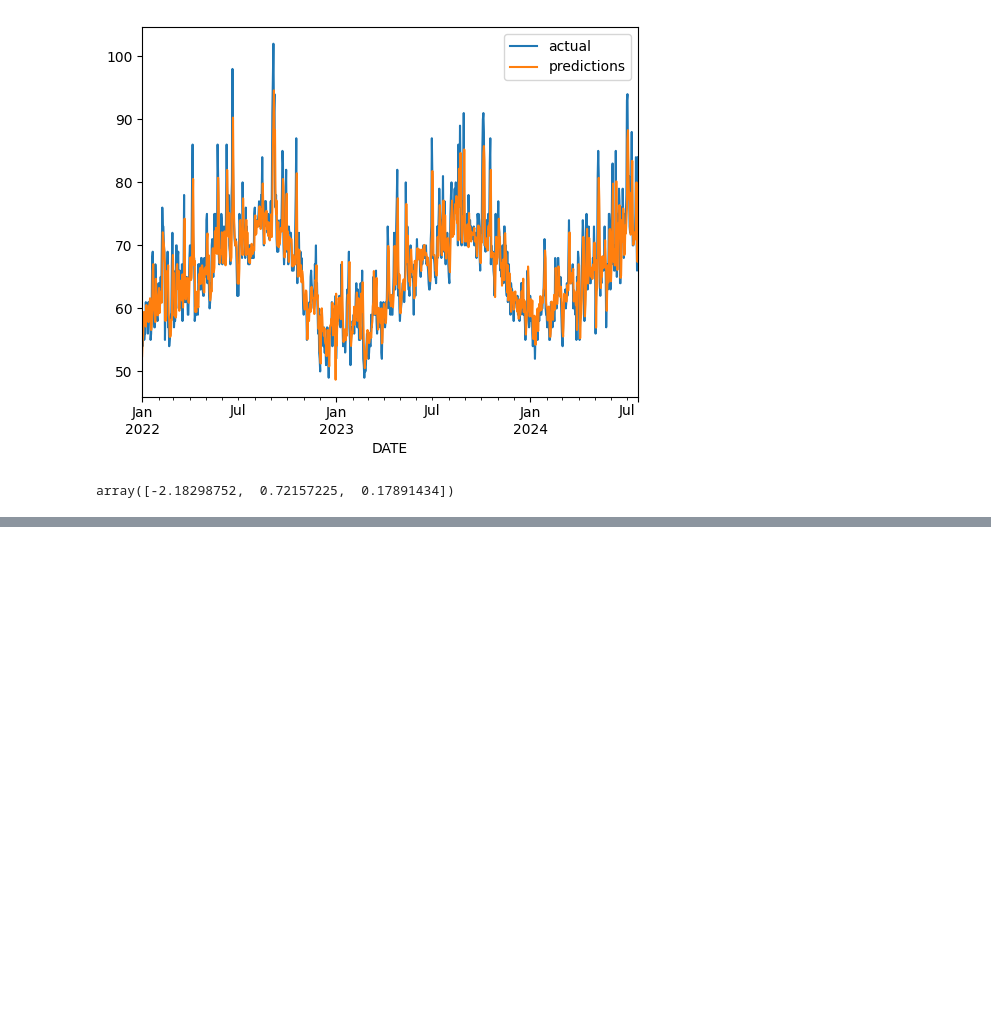
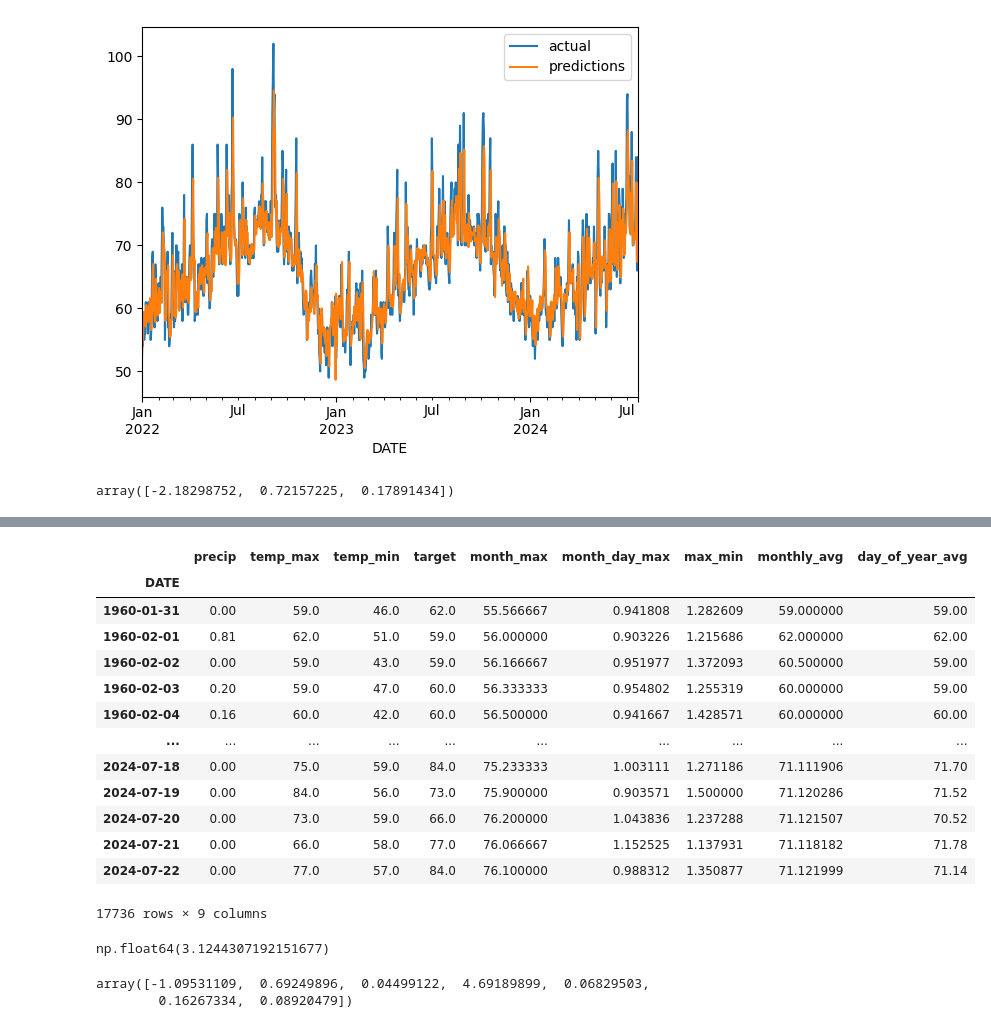
Before and after one commit to minamaher58/Weather-Prediction, a Jupyter notebook: weather_prediction.ipynb, the cells around one changed output, grey strips where cells are left out. Cells and saved outputs as stored; diff of their text form; code cells hidden in the pictures; blank space fills up the shorter version.

```diff
--- a/weather_prediction.ipynb
+++ b/weather_prediction.ipynb
@@ -386,0 +427,3 @@ array([-2.18298752,  0.72157225,  0.17891434])
+# %%
+monthly_avg = core_weather["temp_max"].groupby(core_weather.index.month).apply(lambda x: x.expanding(1).mean())
+core_weather["monthly_avg"] = monthly_avg.reset_index(level=0, drop=True)
@@ -386,0 +447,30 @@ array([-2.18298752,  0.72157225,  0.17891434])
+# %%
+day_of_year_avg = core_weather["temp_max"].groupby(core_weather.index.day_of_year).apply(lambda x: x.expanding(1).mean())
+core_weather["day_of_year_avg"] = day_of_year_avg.reset_index(level=0, drop=True)
+# %%
+core_weather
+# %% [output]
+|  | precip | temp_max | temp_min | target | month_max | month_day_max | max_min | monthly_avg | day_of_year_avg |
+| DATE |  |  |  |  |  |  |  |  |  |
+| 1960-01-31 | 0.00 | 59.0 | 46.0 | 62.0 | 55.566667 | 0.941808 | 1.282609 | 59.000000 | 59.00 |
+| 1960-02-01 | 0.81 | 62.0 | 51.0 | 59.0 | 56.000000 | 0.903226 | 1.215686 | 62.000000 | 62.00 |
+| 1960-02-02 | 0.00 | 59.0 | 43.0 | 59.0 | 56.166667 | 0.951977 | 1.372093 | 60.500000 | 59.00 |
+| 1960-02-03 | 0.20 | 59.0 | 47.0 | 60.0 | 56.333333 | 0.954802 | 1.255319 | 60.000000 | 59.00 |
+| 1960-02-04 | 0.16 | 60.0 | 42.0 | 60.0 | 56.500000 | 0.941667 | 1.428571 | 60.000000 | 60.00 |
+| ... | ... | ... | ... | ... | ... | ... | ... | ... | ... |
+| 2024-07-18 | 0.00 | 75.0 | 59.0 | 84.0 | 75.233333 | 1.003111 | 1.271186 | 71.111906 | 71.70 |
+| 2024-07-19 | 0.00 | 84.0 | 56.0 | 73.0 | 75.900000 | 0.903571 | 1.500000 | 71.120286 | 71.52 |
+| 2024-07-20 | 0.00 | 73.0 | 59.0 | 66.0 | 76.200000 | 1.043836 | 1.237288 | 71.121507 | 70.52 |
+| 2024-07-21 | 0.00 | 66.0 | 58.0 | 77.0 | 76.066667 | 1.152525 | 1.137931 | 71.118182 | 71.78 |
+| 2024-07-22 | 0.00 | 77.0 | 57.0 | 84.0 | 76.100000 | 0.988312 | 1.350877 | 71.121999 | 71.14 |
+17736 rows × 9 columns
+# %%
+error, combined = create_predictions(predictors + ["monthly_avg", "day_of_year_avg"], core_weather, reg)
+error
+# %% [output]
+np.float64(3.1244307192151677)
+# %%
+reg.coef_
+# %% [output]
+array([-1.09531109,  0.69249896,  0.04499122,  4.69189899,  0.06829503,
+        0.16267334,  0.08920479])
```
Also changed, not shown: parts of 15 cells of this notebook.
